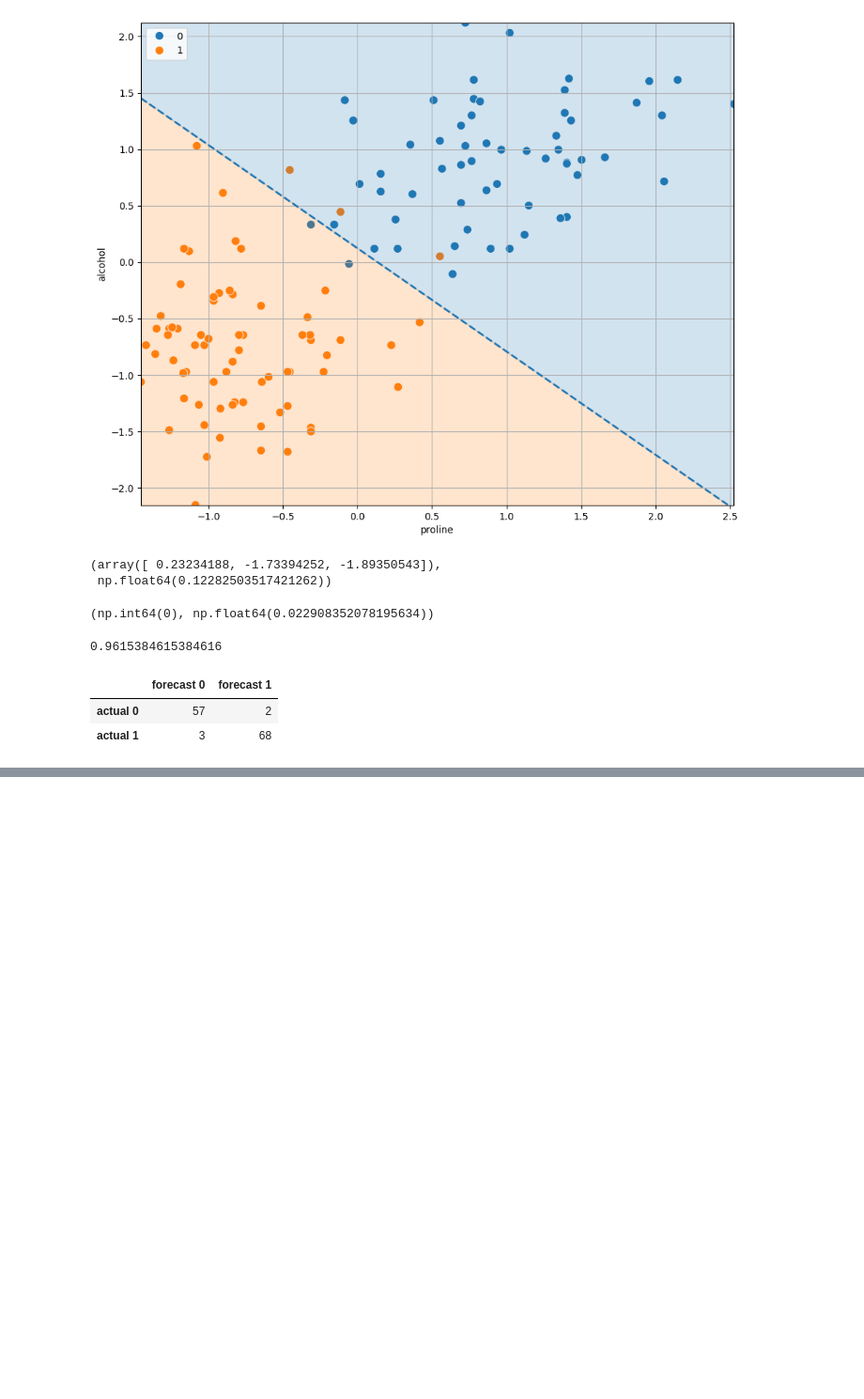
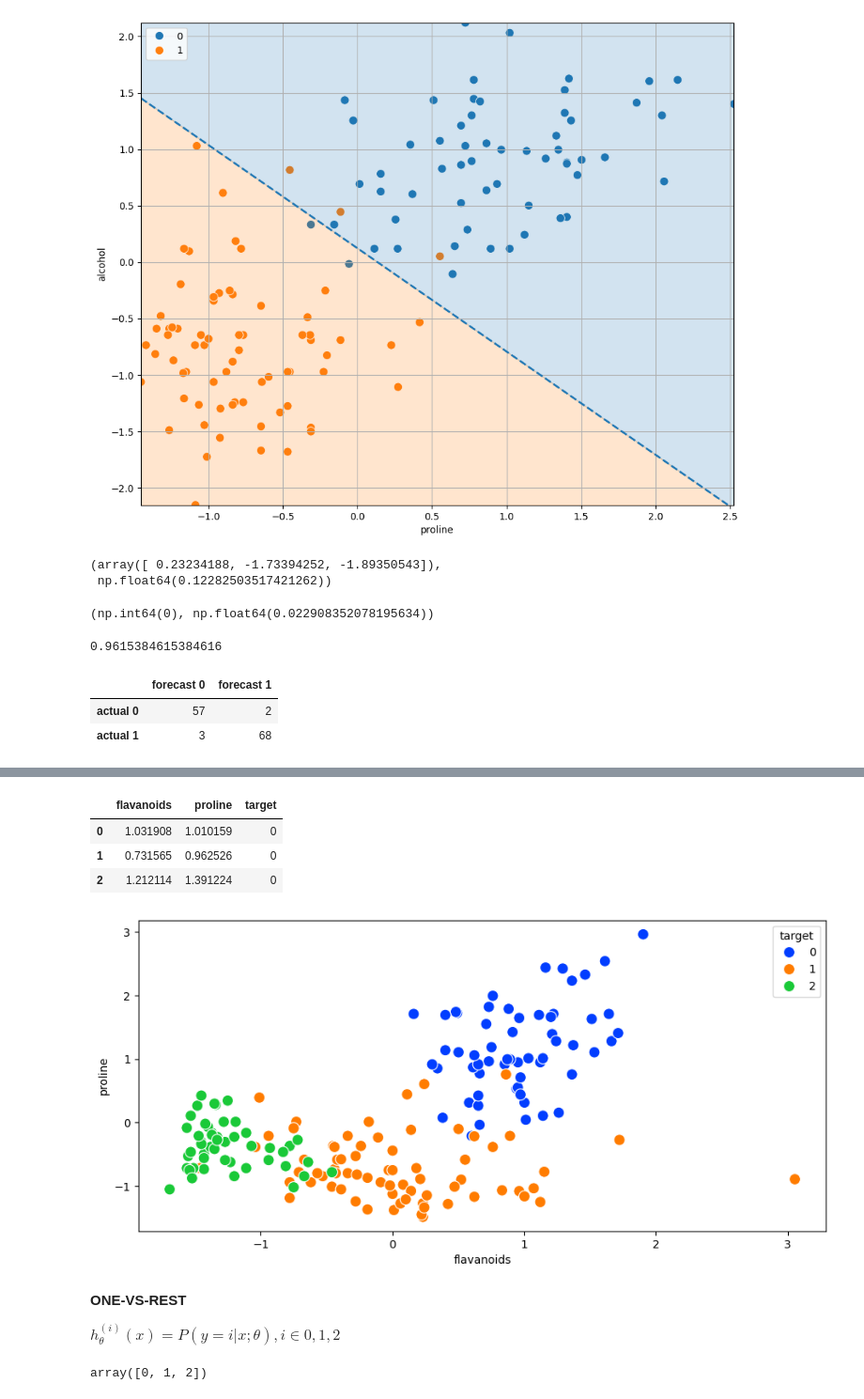
Before and after one commit to AlexeyTri/MLScratch, a Jupyter notebook: Logistic_Regression.ipynb, the cells around one changed output, grey strips where cells are left out. Shown: that part at 94% size. Saved outputs shown, nothing was run; the diff lists cells and outputs as text; code cells hidden in the pictures; blank space fills up the shorter version.

```diff
--- a/Logistic_Regression.ipynb
+++ b/Logistic_Regression.ipynb
@@ -412,0 +574,10 @@ pd.DataFrame(confusion_matrix(y, y_pred), columns=['forecast 0', 'forecast 1'],
+# %%
+data = datasets.load_wine()
+
+df = pd.DataFrame(data.data, columns=data.feature_names)
+
+df = (df - df.mean())/ df.std()
+
+df['target'] = data.target
+
+df.target.value_counts()
@@ -412,0 +630,28 @@ pd.DataFrame(confusion_matrix(y, y_pred), columns=['forecast 0', 'forecast 1'],
+# %%
+df = df[['flavanoids', 'proline', 'target']].copy()
+df.head(3)
+# %% [output]
+|  | flavanoids | proline | target |
+| 0 | 1.031908 | 1.010159 | 0 |
+| 1 | 0.731565 | 0.962526 | 0 |
+| 2 | 1.212114 | 1.391224 | 0 |
+# %%
+plt.figure(figsize=(11, 5))
+
+sns.scatterplot(x=df['flavanoids'], y=df['proline'], hue=df['target'], palette='bright', s=100)
+
+plt.show()
+# %% [output]
+[figure, added]
+# %% [markdown]
+**ONE-VS-REST**
+
+$h_θ^(i)(x) = P(y=i|x; θ), i\in{0, 1, 2}$
+# %%
+x1, x2 = df.columns[0], df.columns[1]
+
+target = df.target.unique()
+
+target
+# %% [output]
+array([0, 1, 2])
```
Also changed, not shown: parts of 34 cells of this notebook.
